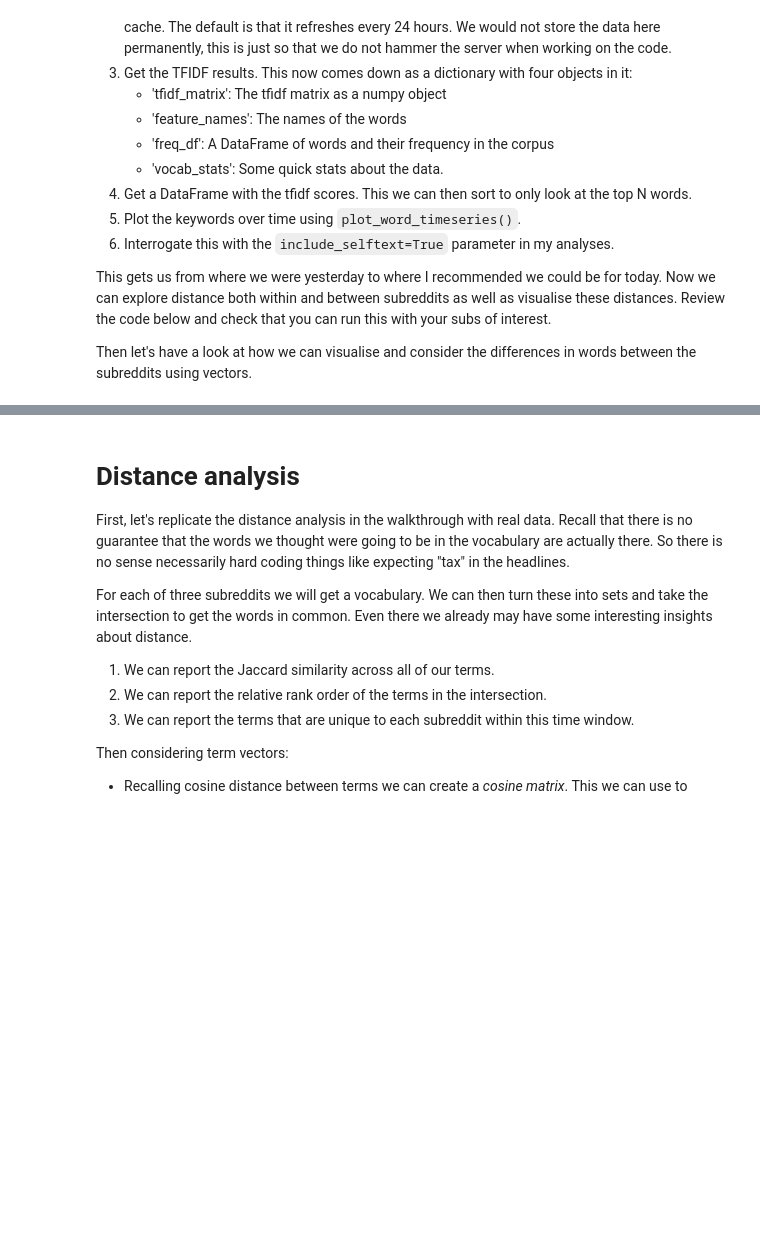
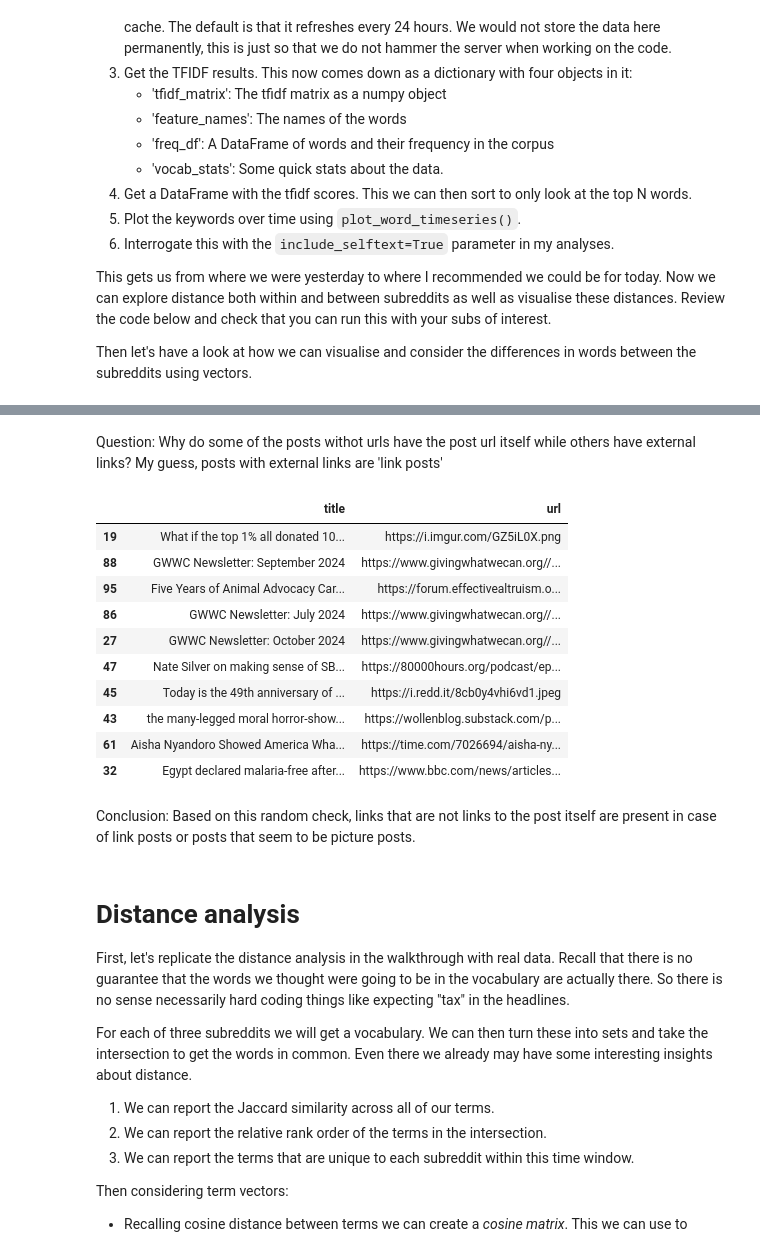
Before and after one commit to priyansha-b/pri-oii-fsds-textanalysis, a Jupyter notebook: week3day3_lab.ipynb, the cells around one changed output, grey strips where cells are left out. Saved outputs shown, nothing was run; the diff lists cells and outputs as text; code cells hidden in the pictures; blank space fills up the shorter version.

```diff
--- a/week3day3_lab.ipynb
+++ b/week3day3_lab.ipynb
@@ -127,3 +221,26 @@ ticket
+# %% [markdown]
+Question: Why do some of the posts withot urls have the post url itself while others have external links? My guess, posts with external links are 'link posts'
+# %%
+# filter posts_df by domain, such that domain does not contain 'self' string
+posts_df[~posts_df['domain'].str.contains('self')]
+
+# print post title and url column for 10 random posts (set seed) and display complete url / max col width
+pd.set_option('display.max_colwidth', None)
+posts_df[~posts_df['domain'].str.contains('self')][['title', 'url']].sample(10, random_state=42)
+# %% [output]
+|  | title | url |
+| 19 | What if the top 1% all donated 10... | https://i.imgur.com/GZ5iL0X.png |
+| 88 | GWWC Newsletter: September 2024 | https://www.givingwhatwecan.org//... |
+| 95 | Five Years of Animal Advocacy Car... | https://forum.effectivealtruism.o... |
+| 86 | GWWC Newsletter: July 2024 | https://www.givingwhatwecan.org//... |
+| 27 | GWWC Newsletter: October 2024 | https://www.givingwhatwecan.org//... |
+| 47 | Nate Silver on making sense of SB... | https://80000hours.org/podcast/ep... |
+| 45 | Today is the 49th anniversary of ... | https://i.redd.it/8cb0y4vhi6vd1.jpeg |
+| 43 | the many-legged moral horror-show... | https://wollenblog.substack.com/p... |
+| 61 | Aisha Nyandoro Showed America Wha... | https://time.com/7026694/aisha-ny... |
+| 32 | Egypt declared malaria-free after... | https://www.bbc.com/news/articles... |
+# %% [markdown]
+Conclusion: Based on this random check, links that are not links to the post itself are present in case of link posts or posts that seem to be picture posts.
 # %% [markdown]
 # Distance analysis
 
```
Also changed, not shown: parts of 13 cells of this notebook, 4 other files.
